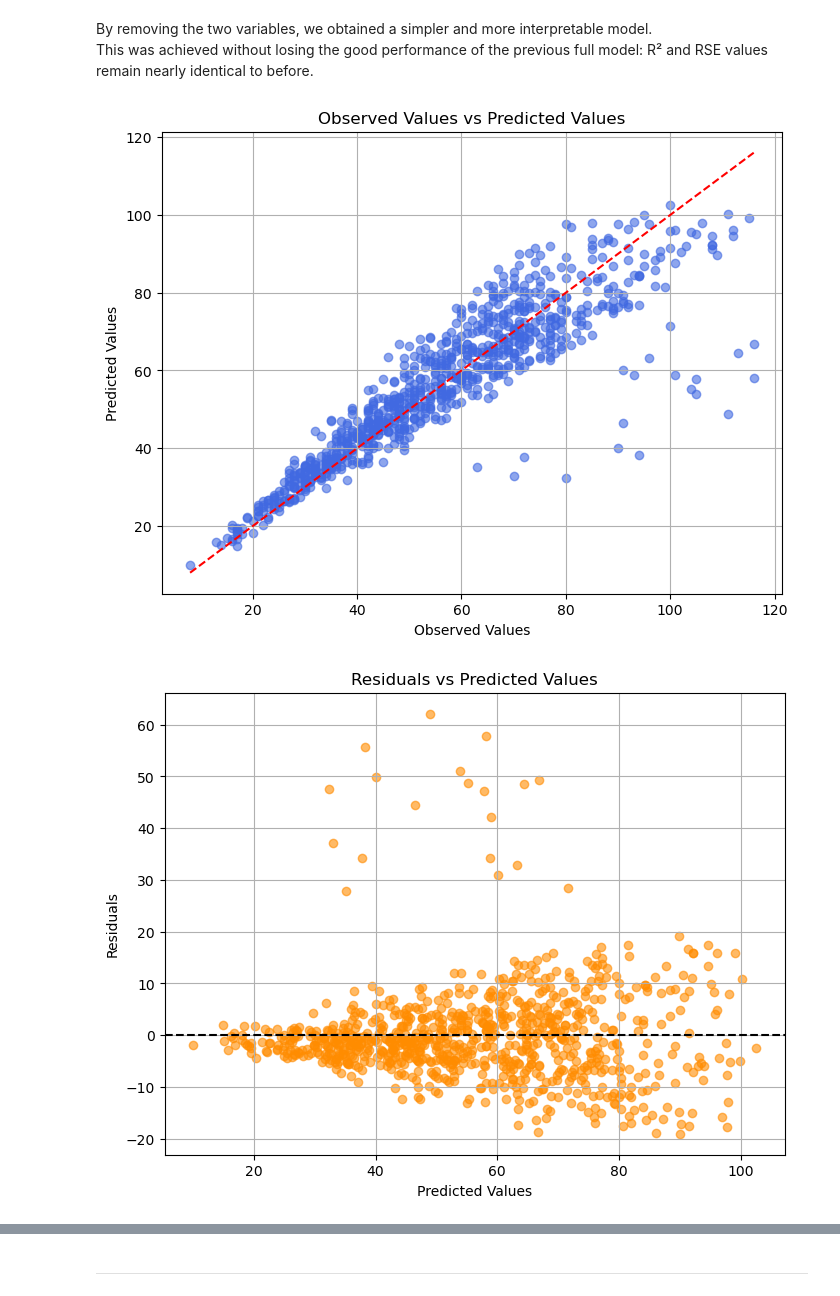
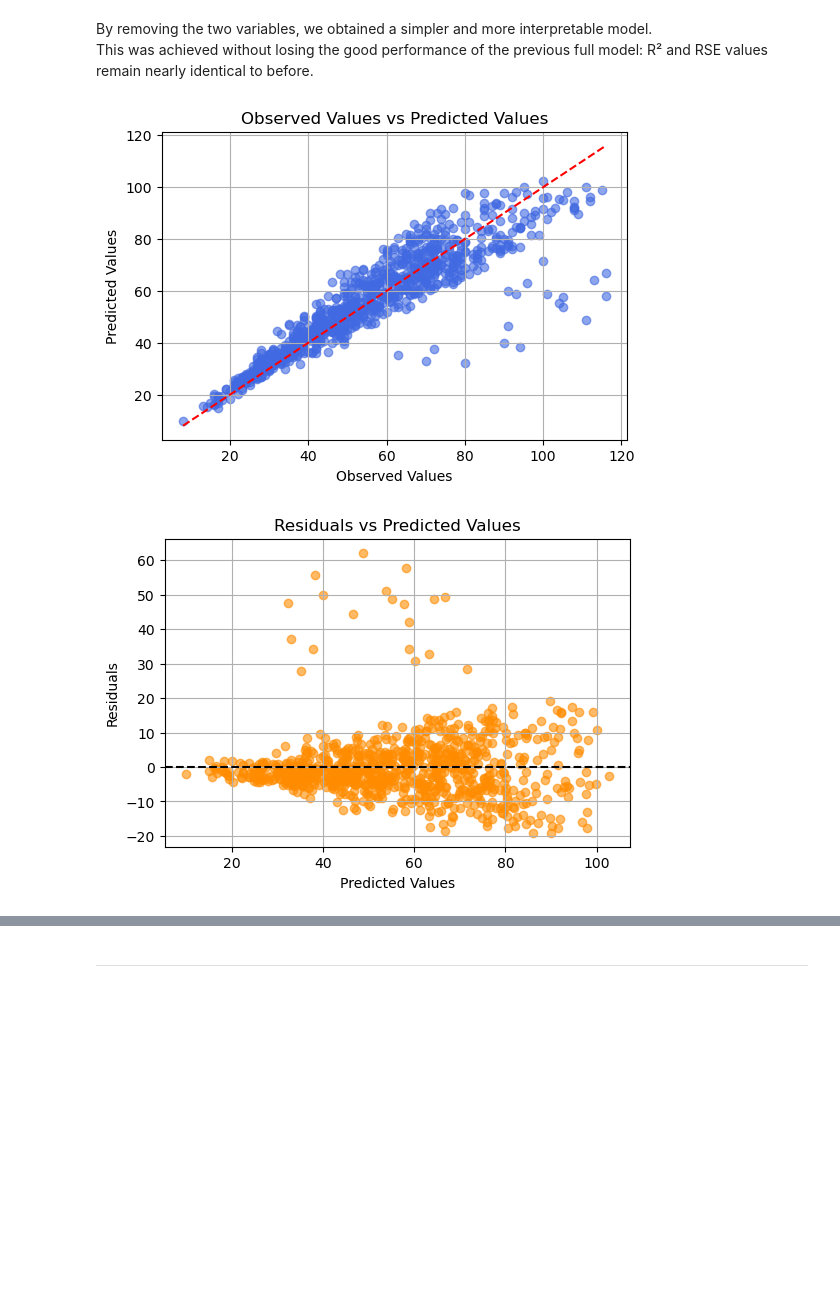
Before and after one commit to DanieleGotti/Food_Delivery_Time_Prediction, a Jupyter notebook: Food_delivery_analisis.ipynb, the cells around one changed output, grey strips where cells are left out. Cells and saved outputs as stored; diff of their text form; code cells hidden in the pictures; blank space fills up the shorter version.

```diff
--- a/Food_delivery_analisis.ipynb
+++ b/Food_delivery_analisis.ipynb
@@ -684,25 +690,31 @@ This was achieved without losing the good performance of the previous full model
 # %%
 y_pred = results.fittedvalues
 
-plt.figure(figsize=(8, 6))
+plt.figure(figsize=(6, 4))
 plt.scatter(y, y_pred, alpha=0.6, color='royalblue')
 plt.plot([y.min(), y.max()], [y.min(), y.max()], color='red', linestyle='--')
 plt.xlabel('Observed Values')
 plt.ylabel('Predicted Values')
 plt.title('Observed Values vs Predicted Values')
 plt.grid(True)
 plt.show()
 
 residuals = results.resid
 
-plt.figure(figsize=(8, 6))
+plt.figure(figsize=(6, 4))
 plt.scatter(y_pred, residuals, alpha=0.6, color='darkorange')
 plt.axhline(0, color='black', linestyle='--')
 plt.xlabel('Predicted Values')
 plt.ylabel('Residuals')
 plt.title('Residuals vs Predicted Values')
 plt.grid(True)
 plt.show()
+
+sns.histplot(residuals, kde=True, stat="density", color="skyblue", bins=30)
+plt.title("Residual Distribution")
+plt.xlabel("Residual")
+plt.ylabel("Density")
+plt.show()
 # %% [output]
-[figure, old version]
+[figure, new version]
-[figure, old version]
+[figure, new version]
```
Also changed, not shown: parts of 18 cells of this notebook, 2 other files.
